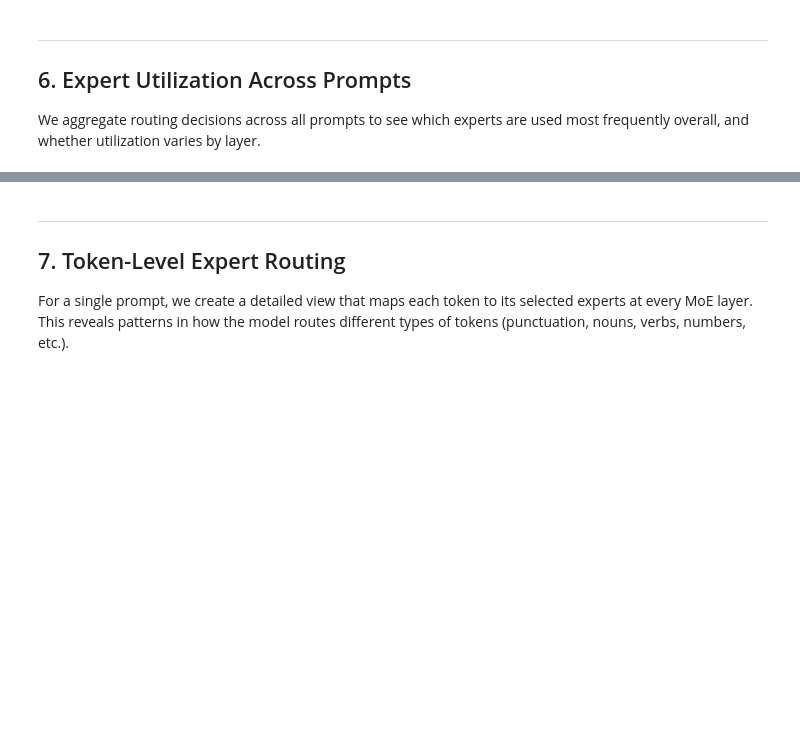
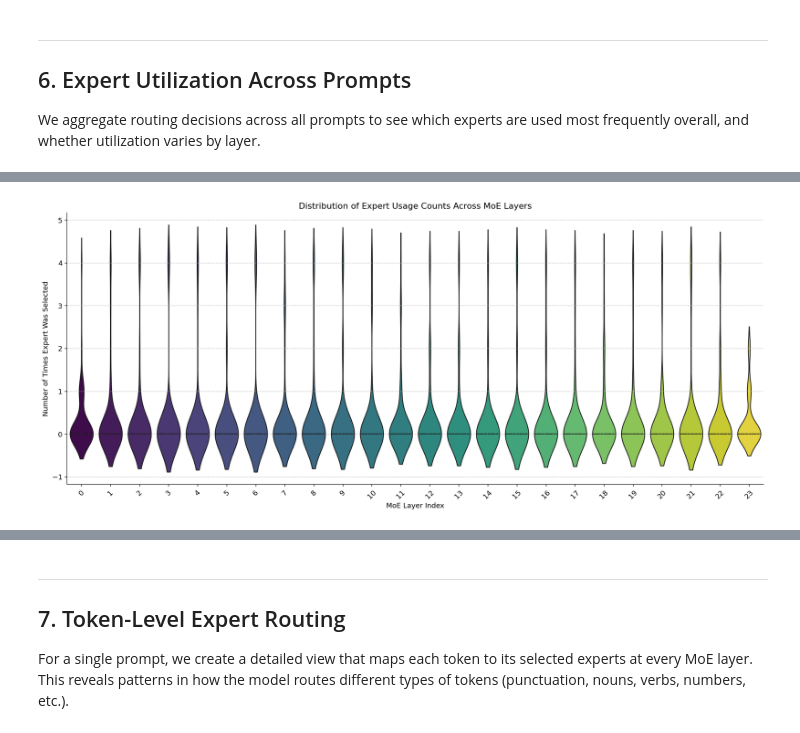
Before and after one commit to prashantkul/learn-generative-ai, a Jupyter notebook: 10-mixture-of-experts/live-moe-demo.ipynb, the cells around one changed output, grey strips where cells are left out. Drawn from its saved outputs; the diff is of its cells as text; code cells hidden in the pictures; blank space fills up the shorter version.

```diff
--- a/10-mixture-of-experts/live-moe-demo.ipynb
+++ b/10-mixture-of-experts/live-moe-demo.ipynb
@@ -281,9 +352,10 @@ for prompt_name, prompt_text in prompts.items():
     print(f"\nProcessing [{prompt_name}]: \"{prompt_text}\"")
 
     inputs = tokenizer(prompt_text, return_tensors="pt").to(model.device)
-    token_ids = inputs["input_ids"][0].tolist()
-    token_strings = [tokenizer.decode([tid]) for tid in token_ids]
-    all_tokens[prompt_name] = token_strings
+    input_token_ids = inputs["input_ids"][0].tolist()
+    # Ensure all_tokens directly corresponds to the input_token_ids seen by the model
+    token_strings_for_model_input = [tokenizer.decode([tid]) for tid in input_token_ids]
+    all_tokens[prompt_name] = token_strings_for_model_input
 
     capture.clear()
     with torch.no_grad():
@@ -294,7 +366,9 @@ for prompt_name, prompt_text in prompts.items():
     # Print a summary of routing for the first MoE layer
     first_moe_idx = list(all_routing_data[prompt_name].keys())[0]
     data = all_routing_data[prompt_name][first_moe_idx]
-    print(f"  Tokens ({len(token_strings)}): {token_strings}")
+    model_processed_seq_len = data['top_k_indices'][0].shape[0]
+
+    print(f"  Tokens (input len={len(token_strings_for_model_input)}, model processed len={model_processed_seq_len}): {token_strings_for_model_input}")
     print(f"  Top-{top_k} experts at layer {first_moe_idx}: "
           f"{data['top_k_indices'][0].tolist()}")
 
@@ -328,8 +420,8 @@ def plot_expert_heatmap(routing_data, tokens, prompt_name, top_k_slot=0):
 
     for row, layer_idx in enumerate(layer_indices):
         data = routing_data[layer_idx]
-        indices = data["top_k_indices"][0, :, top_k_slot].numpy()
-        weights = data["top_k_weights"][0, :, top_k_slot].numpy()
+        indices = data["top_k_indices"][:, top_k_slot].numpy()
+        weights = data["top_k_weights"][:, top_k_slot].numpy()
         expert_matrix[row, :num_tokens] = indices[:num_tokens]
         weight_matrix[row, :num_tokens] = weights[:num_tokens]
 
@@ -514,0 +627,27 @@ plt.show()
+# %%
+import pandas as pd
+
+# Prepare data for plotting the distribution of expert usage counts per layer
+expert_usage_data = []
+for layer_idx, counts_array in per_layer_counts.items():
+    for expert_id, count in enumerate(counts_array):
+        expert_usage_data.append({
+            'Layer': layer_idx,
+            'ExpertID': expert_id,
+            'UsageCount': count
+        })
+
+df_expert_usage = pd.DataFrame(expert_usage_data)
+
+# Plotting the distribution of expert usage counts per layer using violin plot
+plt.figure(figsize=(16, 7))
+sns.violinplot(x='Layer', y='UsageCount', data=df_expert_usage, inner='quartile', palette='viridis', hue='Layer', legend=False)
+plt.title('Distribution of Expert Usage Counts Across MoE Layers')
+plt.xlabel('MoE Layer Index')
+plt.ylabel('Number of Times Expert Was Selected')
+plt.xticks(rotation=45)
+plt.grid(axis='y', linestyle='--', alpha=0.7)
+plt.tight_layout()
+plt.show()
+# %% [output]
+[figure, added]
```
Also changed, not shown: parts of 40 cells of this notebook.
